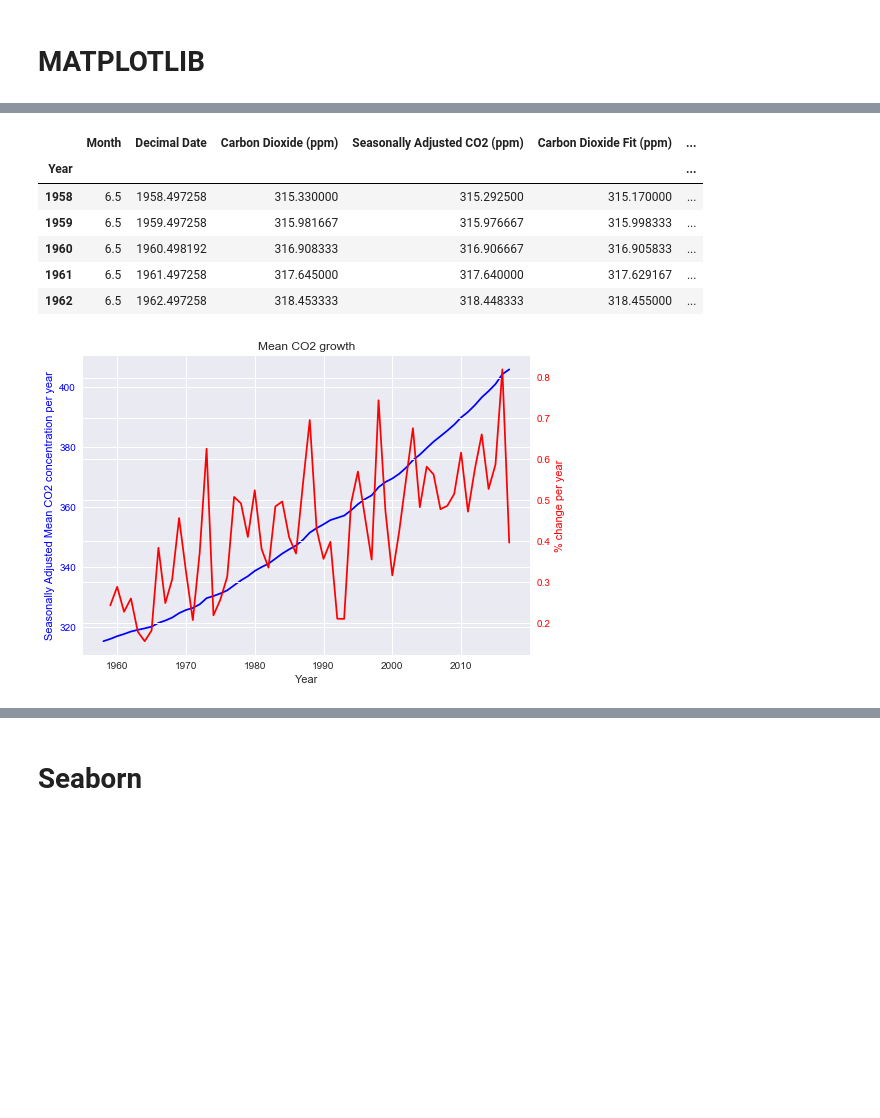
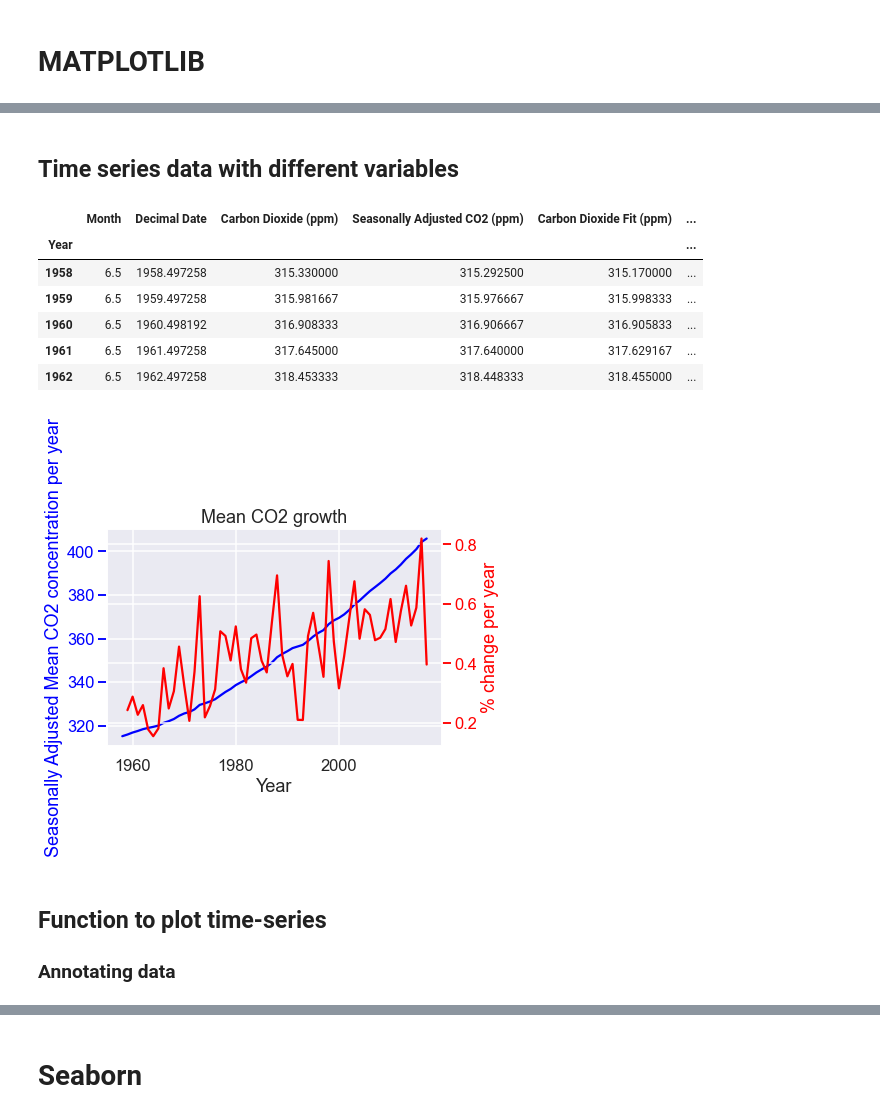
Before and after one commit to Anmo1Gupta/Coding-Practice, a Jupyter notebook: Python/DataScienceBasics Part II - Visualizations.ipynb, the cells around one changed output, grey strips where cells are left out. Saved outputs shown, nothing was run; the diff lists cells and outputs as text; code cells hidden in the pictures; blank space fills up the shorter version.

```diff
--- a/Python/DataScienceBasics Part II - Visualizations.ipynb
+++ b/Python/DataScienceBasics Part II - Visualizations.ipynb
@@ -222,37 +229,43 @@ plt.show()
+# %% [markdown]
+## Time series data with different variables
 # %%
-# Time series data with different variables
+
 import pandas as pd
 
-emissions = pd.read_csv('C:/Users/Aa/Desktop/Coding Practice/Python/datasets/Global_CO2_levels.csv')
+emissions = pd.read_csv('C:/Users/Aa/Desktop/Coding_Practice/Python/datasets/Global_CO2_levels.csv')
 
 grouped_emissions = emissions.groupby('Year').mean().sort_values('Year')
 display(grouped_emissions.head())
 
 grouped_emissions['pct_change'] = grouped_emissions['Seasonally Adjusted CO2 Fit (ppm)'].pct_change() *100
 # print(grouped_emissions['pct_change'])
 
 fig, ax = plt.subplots()
 
 ax.plot(grouped_emissions.index, grouped_emissions['Seasonally Adjusted CO2 Fit (ppm)'], color='blue')
 ax.set_xlabel('Year')
 ax.set_ylabel('Seasonally Adjusted Mean CO2 concentration per year', color='blue')
 ax.tick_params('y',colors='blue')
 
 ax2 = ax.twinx()
 
 ax2.plot(grouped_emissions.index, grouped_emissions['pct_change'], color='red')
 ax2.set_ylabel('% change per year', color='red')
 ax2.tick_params('y',colors='red')
 
 ax.set_title('Mean CO2 growth')
 plt.show() # would work better if relative temp would've been taken
 # %% [output]
 |  | Month | Decimal Date | Carbon Dioxide (ppm) | Seasonally Adjusted CO2 (ppm) | Carbon Dioxide Fit (ppm) | ... |
 | Year |  |  |  |  |  | ... |
 | 1958 | 6.5 | 1958.497258 | 315.330000 | 315.292500 | 315.170000 | ... |
 | 1959 | 6.5 | 1959.497258 | 315.981667 | 315.976667 | 315.998333 | ... |
 | 1960 | 6.5 | 1960.498192 | 316.908333 | 316.906667 | 316.905833 | ... |
 | 1961 | 6.5 | 1961.497258 | 317.645000 | 317.640000 | 317.629167 | ... |
 | 1962 | 6.5 | 1962.497258 | 318.453333 | 318.448333 | 318.455000 | ... |
-[figure, old version]
+[figure, new version]
+# %% [markdown]
+## Function to plot time-series
+
+### Annotating data
 # %%
```
Also changed, not shown: parts of 52 cells of this notebook, 26 other files.
